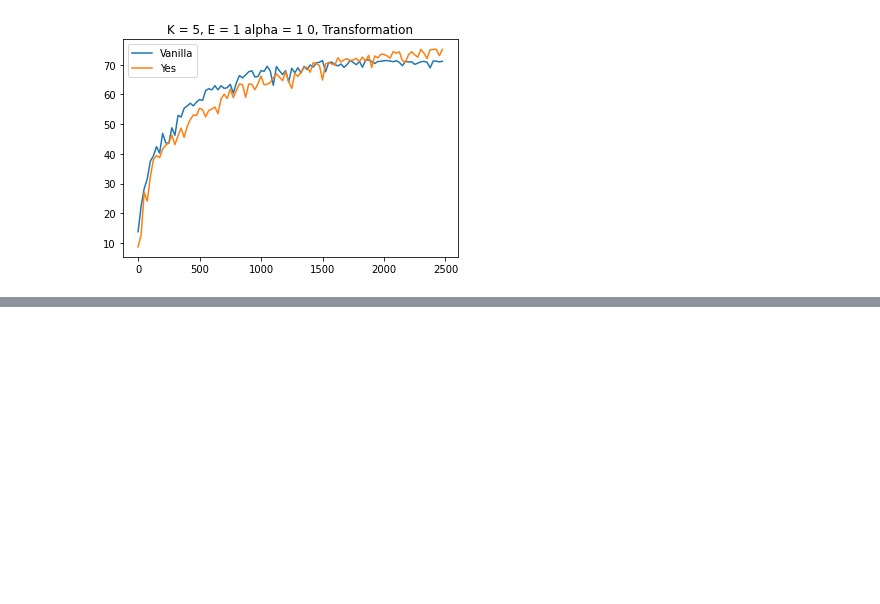
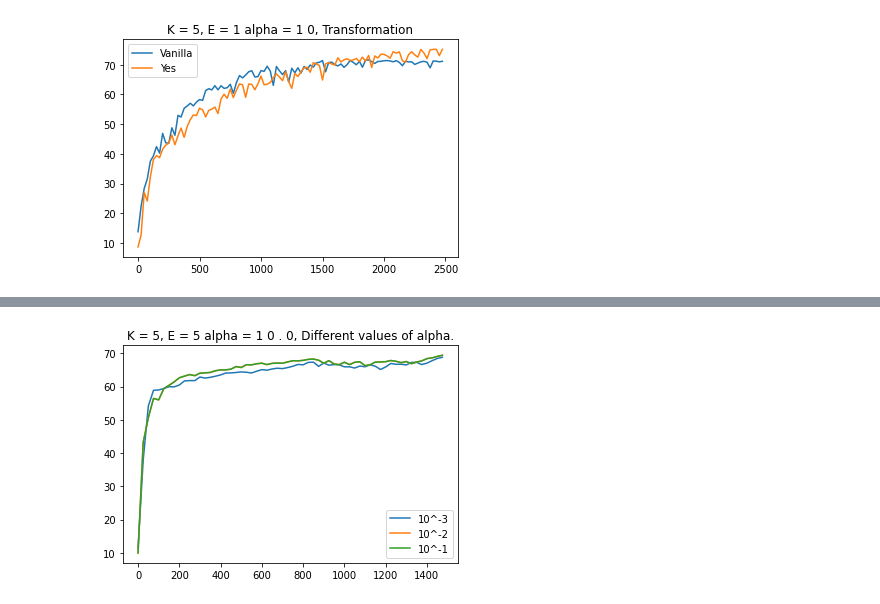
Before and after one commit to mattiadutto/aml_federeted_learning, a Jupyter notebook: plots.ipynb, the cells around one changed output, grey strips where cells are left out. Cells and saved outputs as stored; diff of their text form; code cells hidden in the pictures; blank space fills up the shorter version.

```diff
--- a/plots.ipynb
+++ b/plots.ipynb
@@ -136,0 +127,9 @@ Still to do Centralized Model
+# %%
+# Comparison different values of alpha
+K, E, alpha, accuracies = parseJSON("artifacts/FEDDYN_ALPHA_10^-3_ALPHA_10.0_E_5_K_5.json")
+K1, E1, alpha_1, accuracies_1 = parseJSON("artifacts/FEDDYN_ALPHA_0.01_ALPHA_10.0_E_5_K_5.json")
+K2, E2, alpha_2, accuracies_2 = parseJSON("artifacts/FEDDYN_ALPHA_0.1_ALPHA_10.0_E_5_K_5.json")
+
+plot(f"K = {K}, E = {E} alpha = {alpha}, Different values of alpha.", x, [accuracies, accuracies_1, accuracies_2], ["10^-3", "10^-2", "10^-1"])
+# %% [output]
+[figure, added]
```
Also changed, not shown: parts of 13 cells of this notebook, 1 other file.
